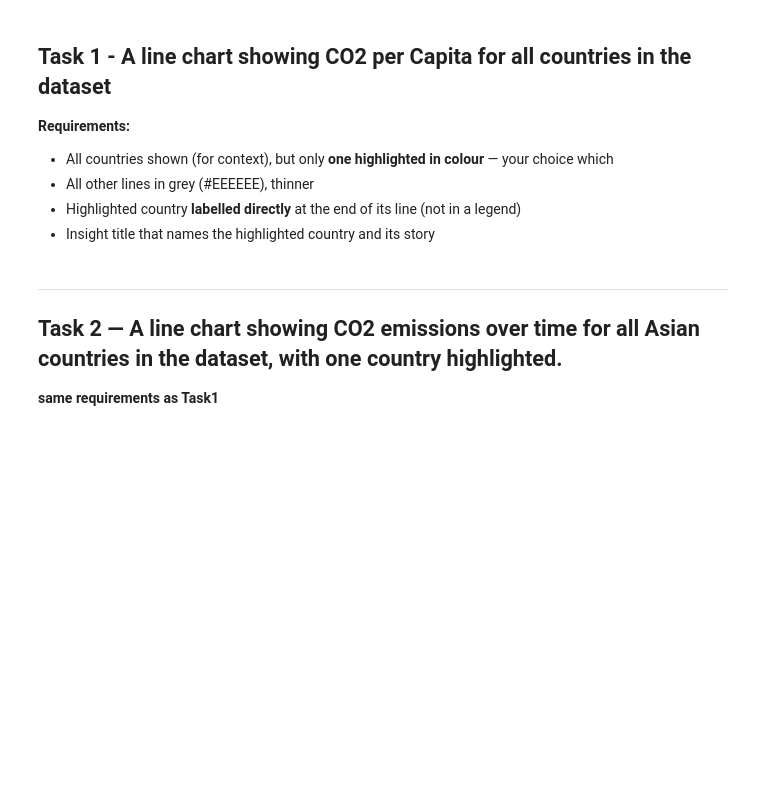
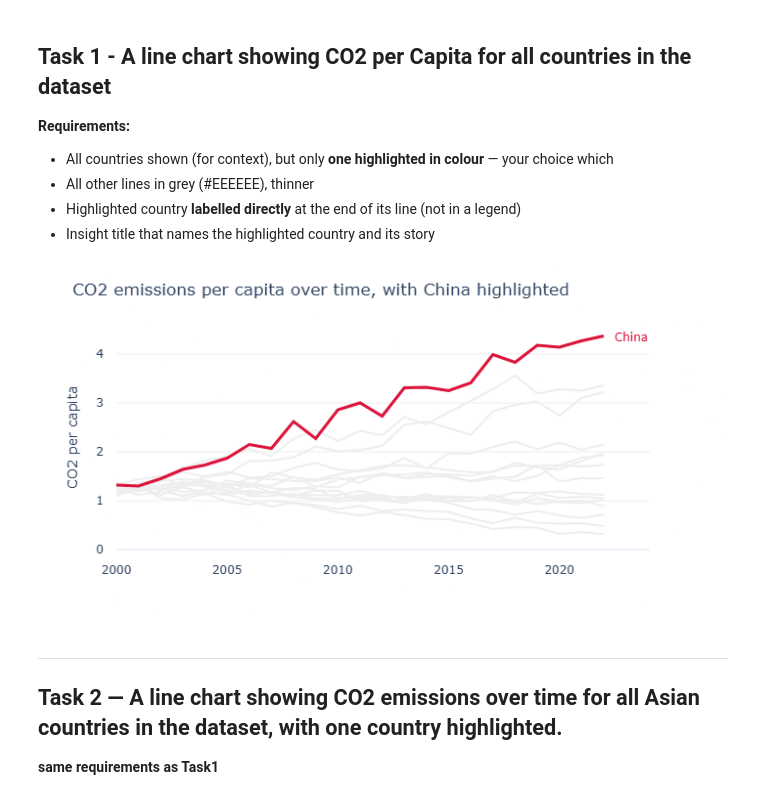
Before and after one commit to raj17-dev/dataviz-exercises-raj-ravindra-singh, a Jupyter notebook: week03/lecture03_exercise.ipynb, the cells around one changed output. Saved outputs shown, nothing was run; the diff lists cells and outputs as text; code cells hidden in the pictures; blank space fills up the shorter version.

```diff
--- a/week03/lecture03_exercise.ipynb
+++ b/week03/lecture03_exercise.ipynb
@@ -61,6 +61,42 @@ Name: CO2_Mt, dtype: float64
 - All other lines in grey (#EEEEEE), thinner
 - Highlighted country **labelled directly** at the end of its line (not in a legend)
 - Insight title that names the highlighted country and its story
+# %%
+# Task 1: Index by year, with China highlighted
+
+highlight = 'China'
+
+# Draw every country in light grey first
+fig = px.line(
+    df, x='Year', y='CO2_per_capita', line_group='Country',
+    color_discrete_sequence=['#EEEEEE'],
+    labels={'Year': '', 'CO2_per_capita': 'CO2 per capita'}
+)
+
+# Add China as the coloured line
+china = df[df['Country'] == highlight]
+fig.add_scatter(
+    x=china['Year'], y=china['CO2_per_capita'],
+    mode='lines', name=highlight, line=dict(color='crimson', width=3),
+    showlegend=False
+)
+
+# Label China at the end of its line
+last = china[china['Year'] == china['Year'].max()].iloc[0]
+fig.add_annotation(
+    x=last['Year'], y=last['CO2_per_capita'], text=highlight,
+    showarrow=False, xshift=28, font=dict(color='crimson')
+)
+
+fig.update_layout(
+    title='CO2 emissions per capita over time, with China highlighted',
+    template='plotly_white', showlegend=False, margin=dict(l=80, b=70)
+)
+fig.update_xaxes(showgrid=False, ticklabelstandoff=12, automargin=True)
+fig.update_yaxes(showgrid=True, gridcolor='#EEEEEE', rangemode='tozero', ticklabelstandoff=12, automargin=True)
+fig.show()
+# %% [output]
+[figure, added]
 # %% [markdown]
 ---
 ## Task 2 — A line chart showing CO2 emissions over time for all Asian countries in the dataset, with one country highlighted.
```
Also changed, not shown: parts of 1 cell of this notebook, 1 other file.
